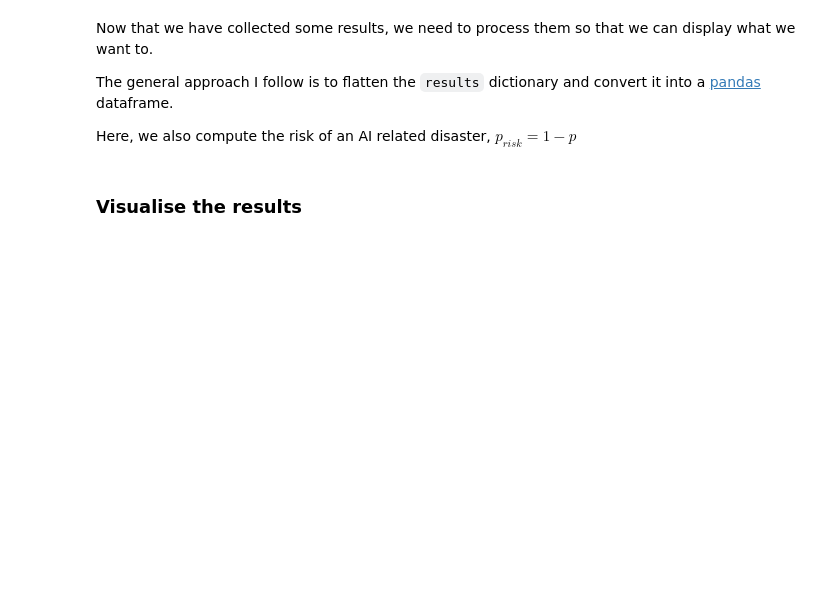
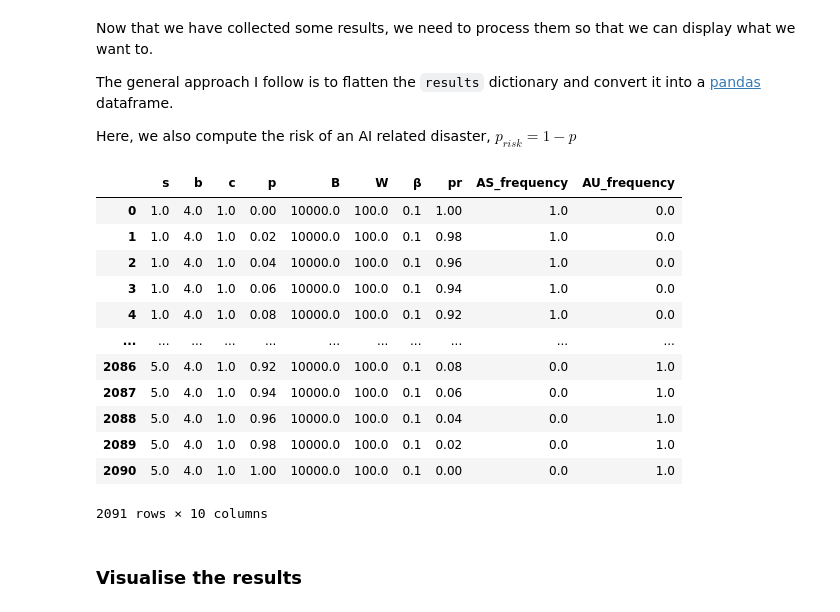
Before and after one commit to PaoloBova/gh-pages-example, a Jupyter notebook: nbs/10_analysis_dsair.ipynb, the cells around one changed output. Saved outputs shown, nothing was run; the diff lists cells and outputs as text; code cells hidden in the pictures; blank space fills up the shorter version.

```diff
--- a/nbs/10_analysis_dsair.ipynb
+++ b/nbs/10_analysis_dsair.ipynb
@@ -87,6 +104,24 @@ for i, strategy in enumerate(["AS", "AU"]):
     flat_results[strategy + "_frequency"] = results['ergodic'][:,i]
 
 df = pandas.DataFrame(flat_results)
+# %%
+#| export
+#| hide-input
+df
+# %% [output]
+|  | s | b | c | p | B | W | β | pr | AS_frequency | AU_frequency |
+| 0 | 1.0 | 4.0 | 1.0 | 0.00 | 10000.0 | 100.0 | 0.1 | 1.00 | 1.0 | 0.0 |
+| 1 | 1.0 | 4.0 | 1.0 | 0.02 | 10000.0 | 100.0 | 0.1 | 0.98 | 1.0 | 0.0 |
+| 2 | 1.0 | 4.0 | 1.0 | 0.04 | 10000.0 | 100.0 | 0.1 | 0.96 | 1.0 | 0.0 |
+| 3 | 1.0 | 4.0 | 1.0 | 0.06 | 10000.0 | 100.0 | 0.1 | 0.94 | 1.0 | 0.0 |
+| 4 | 1.0 | 4.0 | 1.0 | 0.08 | 10000.0 | 100.0 | 0.1 | 0.92 | 1.0 | 0.0 |
+| ... | ... | ... | ... | ... | ... | ... | ... | ... | ... | ... |
+| 2086 | 5.0 | 4.0 | 1.0 | 0.92 | 10000.0 | 100.0 | 0.1 | 0.08 | 0.0 | 1.0 |
+| 2087 | 5.0 | 4.0 | 1.0 | 0.94 | 10000.0 | 100.0 | 0.1 | 0.06 | 0.0 | 1.0 |
+| 2088 | 5.0 | 4.0 | 1.0 | 0.96 | 10000.0 | 100.0 | 0.1 | 0.04 | 0.0 | 1.0 |
+| 2089 | 5.0 | 4.0 | 1.0 | 0.98 | 10000.0 | 100.0 | 0.1 | 0.02 | 0.0 | 1.0 |
+| 2090 | 5.0 | 4.0 | 1.0 | 1.00 | 10000.0 | 100.0 | 0.1 | 0.00 | 0.0 | 1.0 |
+2091 rows × 10 columns
 # %% [markdown]
 ### Visualise the results
 # %% [markdown]
```
Also changed, not shown: parts of 12 cells of this notebook, 1 other file.
